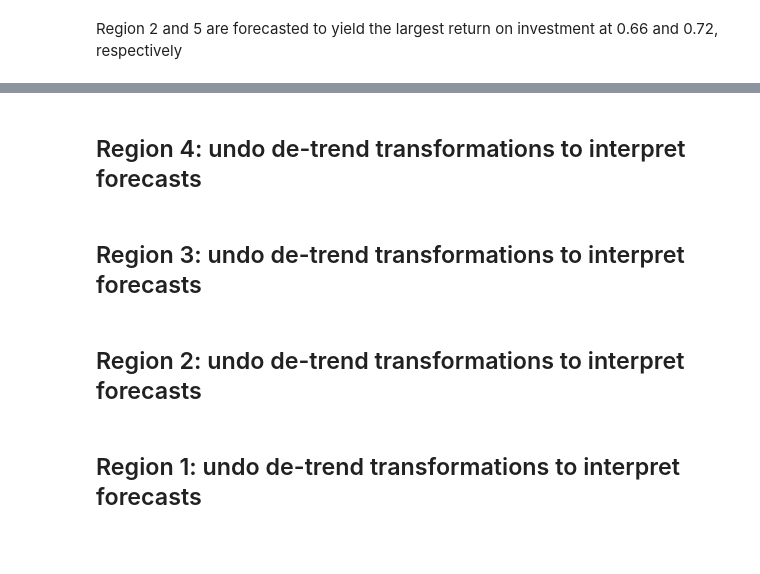
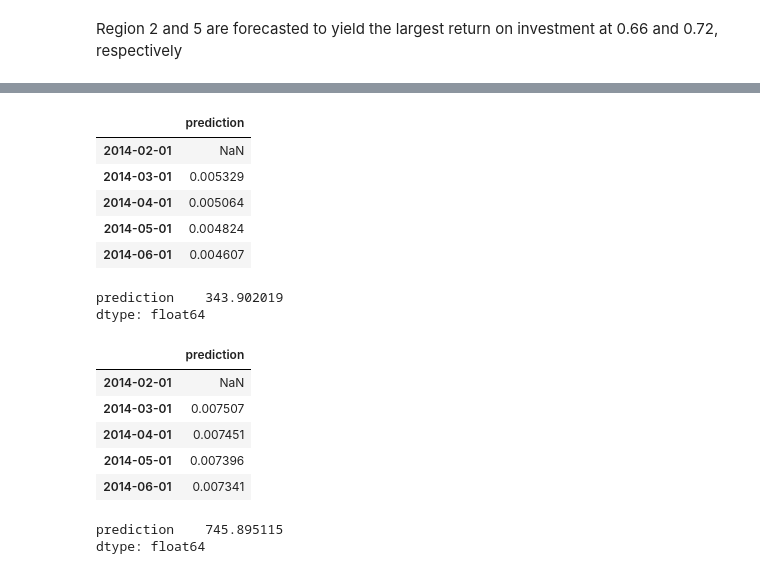
Before and after one commit to yehcolum/ZillowTimeSeries, a Jupyter notebook: time-series/Zillow Data Time Series Analysis.ipynb, the cells around one changed output, grey strips where cells are left out. Drawn from its saved outputs; the diff is of its cells as text; code cells hidden in the pictures; blank space fills up the shorter version.

Commit message:
Sharpe Ratio

```diff
--- a/time-series/Zillow Data Time Series Analysis.ipynb
+++ b/time-series/Zillow Data Time Series Analysis.ipynb
@@ -1548,8 +1533,0 @@ See the caveats in the documentation: https://pandas.pydata.org/pandas-docs/stab
-# %% [markdown]
-## Region 4: undo de-trend transformations to interpret forecasts
-# %% [markdown]
-## Region 3: undo de-trend transformations to interpret forecasts
-# %% [markdown]
-## Region 2: undo de-trend transformations to interpret forecasts
-# %% [markdown]
-## Region 1: undo de-trend transformations to interpret forecasts
@@ -1555,0 +1537,27 @@ See the caveats in the documentation: https://pandas.pydata.org/pandas-docs/stab
+# %%
+r1_monthly = r1_future_forecastdf.pct_change()
+r1_monthly.head()
+# %% [output]
+|  | prediction |
+| 2014-02-01 | NaN |
+| 2014-03-01 | 0.005329 |
+| 2014-04-01 | 0.005064 |
+| 2014-05-01 | 0.004824 |
+| 2014-06-01 | 0.004607 |
+# %%
+r1_std = np.std(r1_monthly)
+r1_sharpe = (dfROI['Return on Investment'][0] - riskfree) / r1_std
+r1_sharpe
+# %% [output]
+prediction    343.902019
+dtype: float64
+# %%
+r2_monthly = r2_future_forecastdf.pct_change()
+r2_monthly.head()
+# %% [output]
+|  | prediction |
+| 2014-02-01 | NaN |
+| 2014-03-01 | 0.007507 |
+| 2014-04-01 | 0.007451 |
+| 2014-05-01 | 0.007396 |
+| 2014-06-01 | 0.007341 |
@@ -1555,0 +1566,7 @@ See the caveats in the documentation: https://pandas.pydata.org/pandas-docs/stab
+# %%
+#Sharpe Ratio calculation
+r2_sharpe = (dfROI['Return on Investment'][1] - riskfree) / r2_std
+r2_sharpe
+# %% [output]
+prediction    745.895115
+dtype: float64
```
Also changed, not shown: parts of 30 cells of this notebook.
